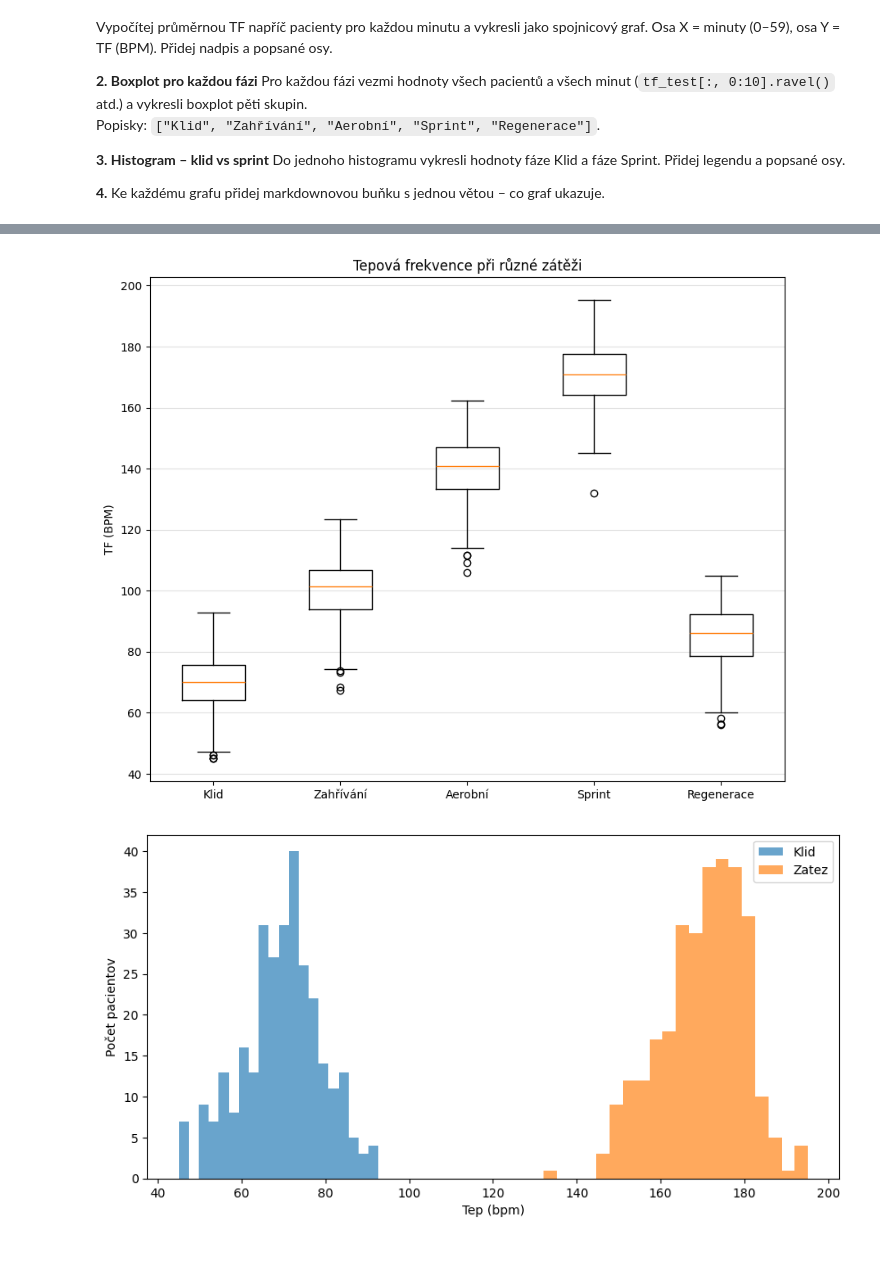
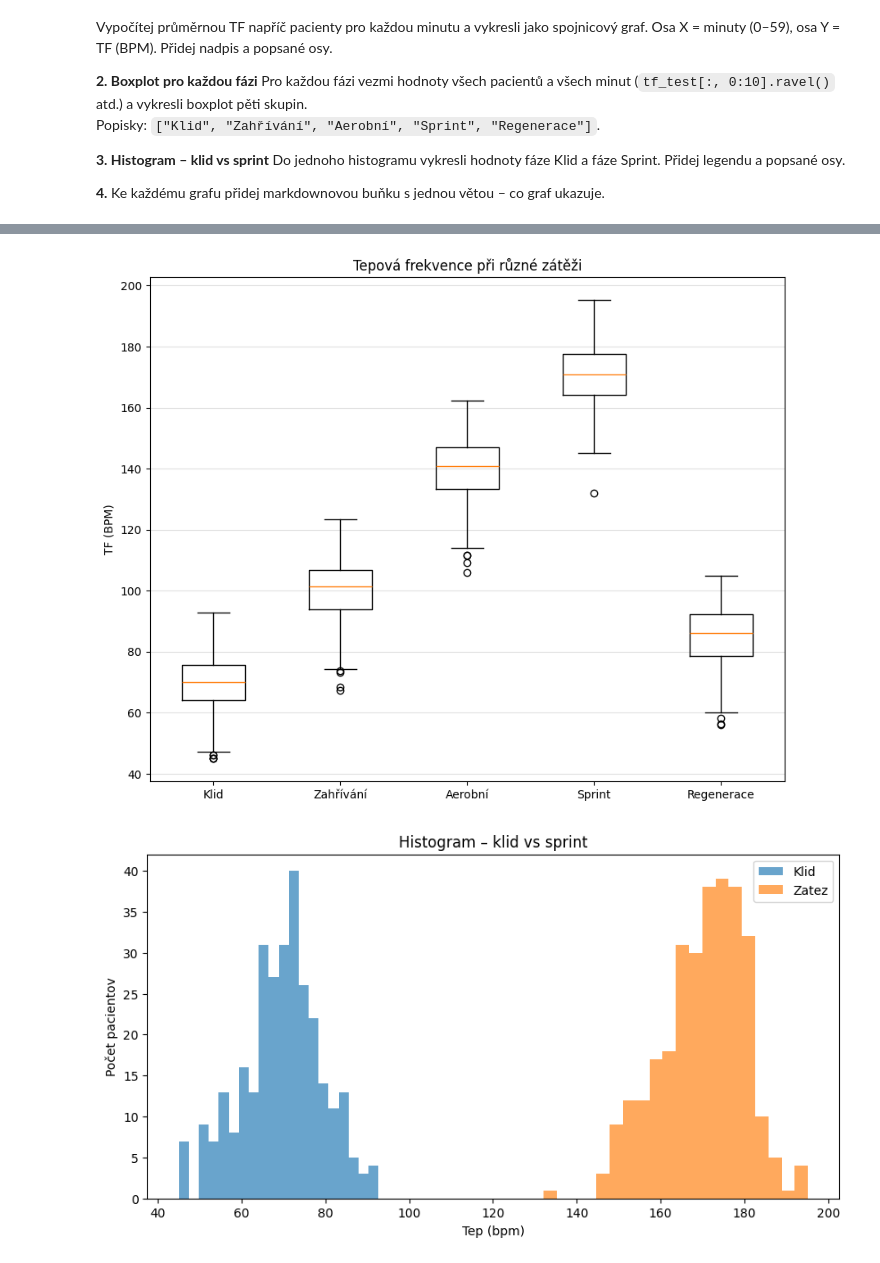
Before and after one commit to Dezider278/prg-exercise-12, a Jupyter notebook: cviceni_12_matplotlib.ipynb, the cells around one changed output, grey strips where cells are left out. Cells and saved outputs as stored; diff of their text form; code cells hidden in the pictures.

```diff
--- a/cviceni_12_matplotlib.ipynb
+++ b/cviceni_12_matplotlib.ipynb
@@ -197,7 +197,7 @@ for i in range(len(tf_test[1])):
     means.append(tf_test[:,i].mean())
 fig, ax = plt.subplots(figsize=(10, 3))
 ax.plot(range(60), means[:60])
-ax.set_title("Ukázkový graf")
+ax.set_title("Průměrná TF v čase")
 ax.set_xlabel("Čas (m)")
 ax.set_ylabel("Tep(bpm)")
 ax.grid(True)
@@ -220,6 +220,7 @@ plt.show()
 fig, ax = plt.subplots(figsize=(10, 5))
 ax.hist(tf_test[:, 0:10].ravel(),    bins=20, alpha=0.67, label="Klid")
 ax.hist(tf_test[:, 40:50].ravel(), bins=20, alpha=0.67, label="Zatez")
+ax.set_title("Histogram – klid vs sprint")
 ax.set_xlabel("Tep (bpm)")
 ax.set_ylabel("Počet pacientov")
 ax.legend()
@@ -229,2 +230,2 @@ plt.show()
 [figure]
-[figure, old version]
+[figure, new version]
```
Also changed, not shown: parts of 1 cell of this notebook.
